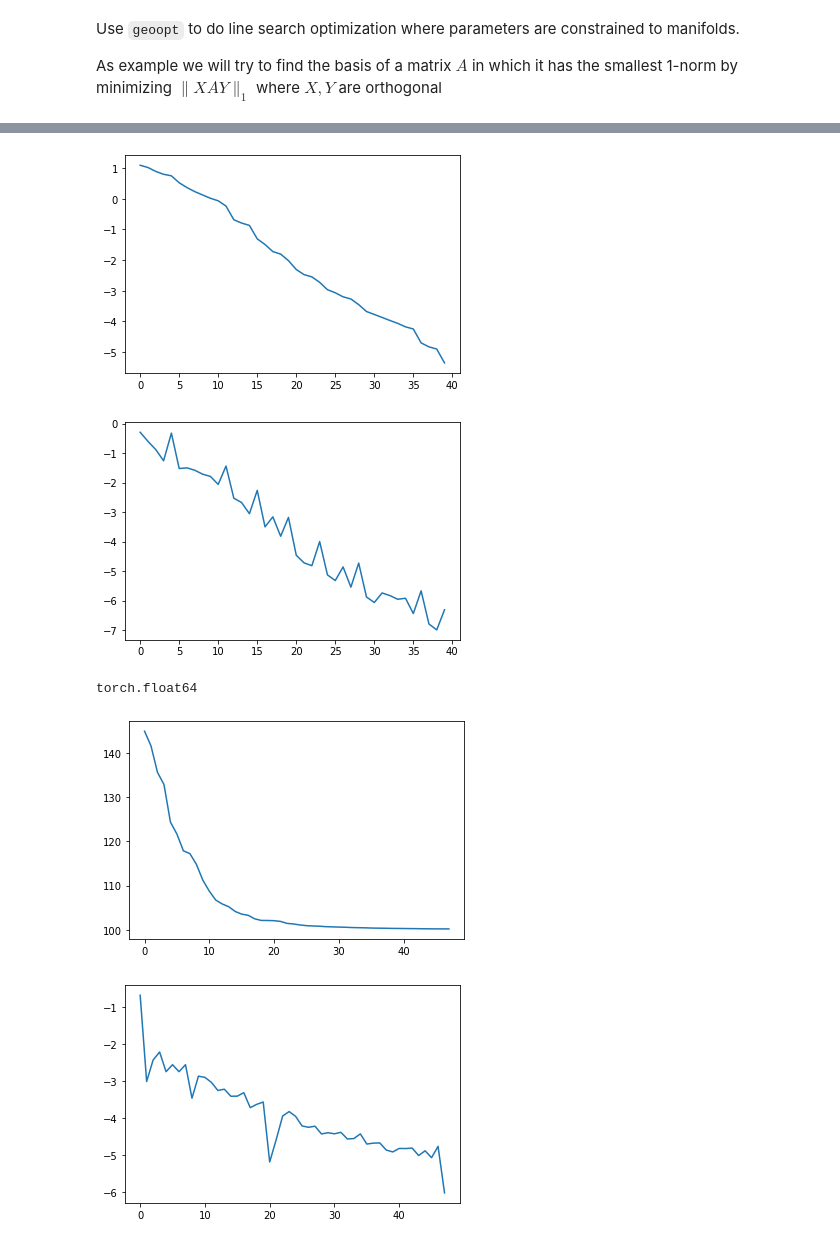
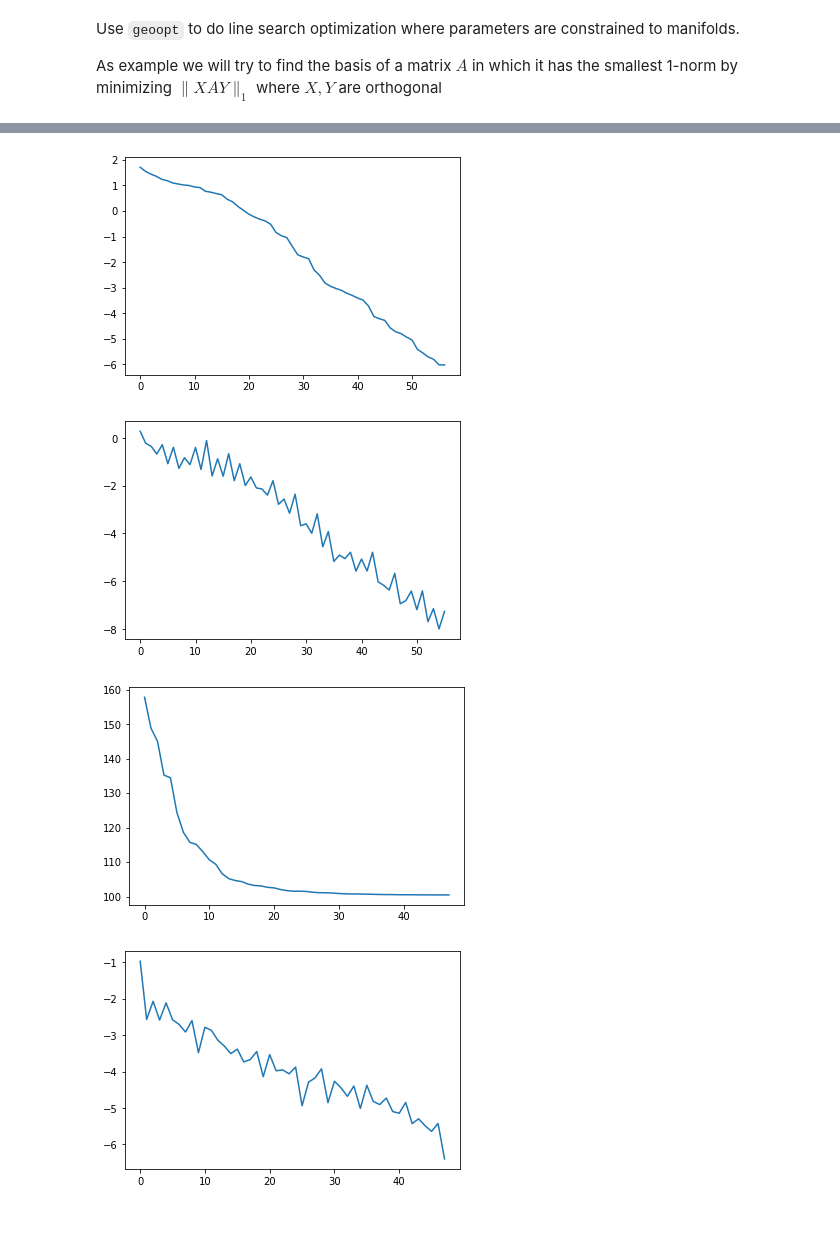
Before and after one commit to geoopt/geoopt, a Jupyter notebook: examples/rwolfe_example.ipynb, the cells around one changed output, grey strips where cells are left out. Cells and saved outputs as stored; diff of their text form; code cells hidden in the pictures.

```diff
--- a/examples/rwolfe_example.ipynb
+++ b/examples/rwolfe_example.ipynb
@@ -44,39 +24,41 @@ tensor([[-0.3222,  0.4904, -0.1950, -0.1220,  0.0918, -0.5128,  0.0651, -0.3955,
 # %%
 # as test do orthogonal Procrustes problem, because we know closed-form solution
+torch.manual_seed(42)
 (n,m) = (10,20)
+BATCH_SIZE=16
 stiefel = geoopt.manifolds.Stiefel()
 A = torch.randn(n,m,dtype=torch.float64)
 Q = stiefel.random((n,n),dtype=torch.float64)
 B = Q@A
 
 with torch.no_grad():
-    X = stiefel.random((n,n),dtype=torch.float64)
+    X = stiefel.random((BATCH_SIZE,n,n),dtype=torch.float64)
     X.requires_grad=True
-
+closure_calls = 0
 def closure():
+    global closure_calls
+    closure_calls+=1
     optim.zero_grad()
     loss = (X@A-B).norm()
     loss.backward()
     return loss.item()
-optim = geoopt.optim.RiemannianLineSearch([X],line_search_method='wolfe')
+optim = geoopt.optim.RiemannianLineSearch([X],line_search_method='wolfe',c1=1e-3,c2=0.5)
 losses=[]
-for i in range(500):
+closure_calls_list=[]
+for i in range(1000):
     losses.append(optim.step(closure))
-    if losses[-1]<1e-5:
+    closure_calls_list.append(closure_calls)
+    if optim.last_step_size is None:
         break
 
 plt.plot(np.log10(losses))
 plt.figure()
-log_step_sizes = (np.log10([x if (x is not None) else 1 for x in optim.step_size_history]))
+log_step_sizes = (np.log10([x for x in optim.step_size_history if x is not None]))
 plt.plot(log_step_sizes)
 plt.show()
 # %% [output]
-[figure, old version]
+[figure, new version]
-[figure, old version]
+[figure, new version]
-# %%
-X.dtype
-# %% [output]
-torch.float64
 # %%
 (n,m) = (10,20)
 BATCH_SIZE=16
@@ -100,7 +82,7 @@ def closure():
 
     return loss.item()
 
-optim = geoopt.optim.RiemannianLineSearch([X,Y],line_search_method='armijo')
+optim = geoopt.optim.RiemannianLineSearch([X,Y],line_search_method='wolfe')
 losses = []
 for i in tqdm(range(1000)):
     losses.append(optim.step(closure))
@@ -114,8 +96,8 @@ log_step_sizes = (np.log10([x if (x is not None) else 1 for x in optim.step_size
 plt.plot(log_step_sizes)
 plt.show()
 # %% [output]
-[figure, old version]
+[figure, new version]
-[figure, old version]
+[figure, new version]
 # %%
 optim.derphi_(0.1)
 # %% [output]
```
Also changed, not shown: parts of 3 cells of this notebook, 2 other files.
